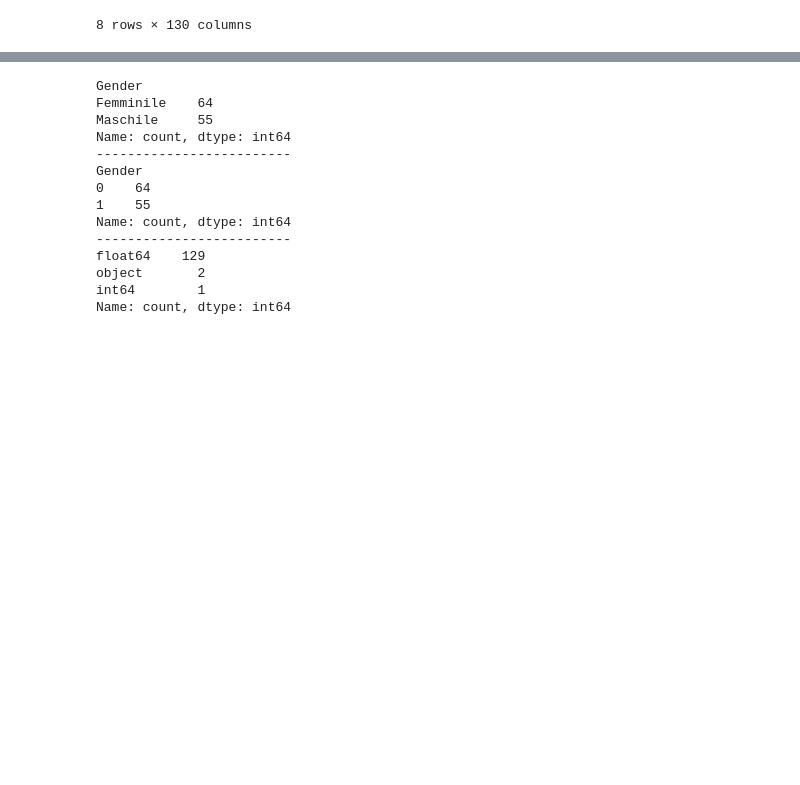
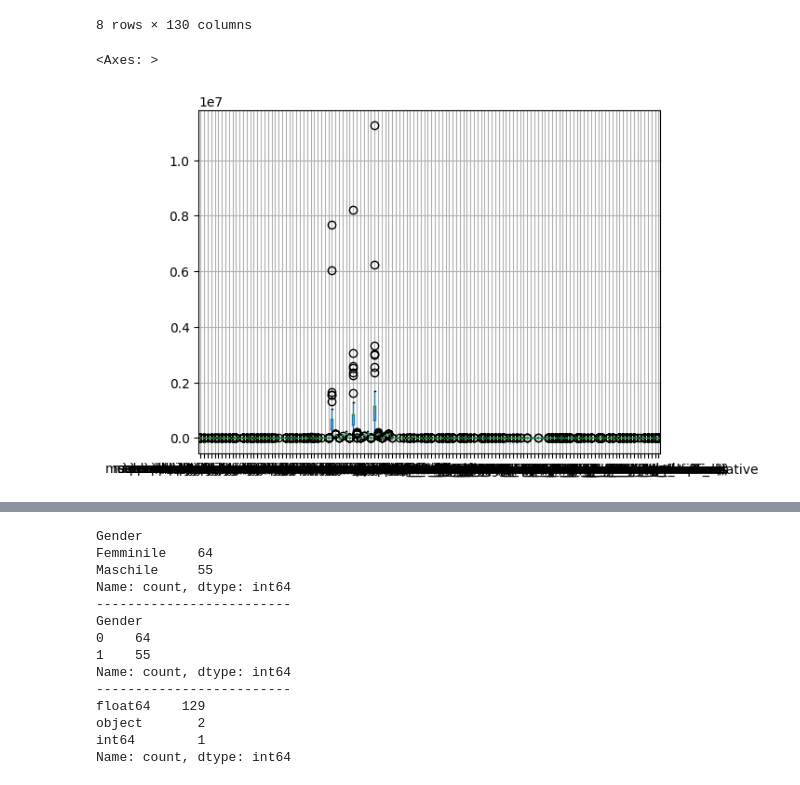
Before and after one commit to fpseverino/progetto-ml-ai, a Jupyter notebook: Main.ipynb, the cells around one changed output, grey strips where cells are left out. Drawn from its saved outputs; the diff is of its cells as text; code cells hidden in the pictures; blank space fills up the shorter version.

```diff
--- a/Main.ipynb
+++ b/Main.ipynb
@@ -109,26 +114,8 @@ df.describe()
 | 75% | 1.112846 | 6.987453 | 2.193548 | 0.662932 | ... |
 | max | 9.382353 | 77.355247 | 6.000000 | 1.585885 | ... |
 8 rows × 130 columns
-# %%
-# Seleziona solo le colonne numeriche (meno Label e Age)
-df_numeric = df[colonne_numeriche]
-
-# Calcola i percentili per ciascuna colonna numerica
-q_low = df_numeric.quantile(0.01)
-q_high = df_numeric.quantile(0.99)
-
-# Calcola la media per ciascuna colonna per ogni label
-mean_per_label = df.groupby('Label')[colonne_numeriche].transform('mean')
-
-# Sostituisci gli outlier con la media della colonna per ogni label
-df_filtered = df_numeric.where((df_numeric > q_low) & (df_numeric < q_high), mean_per_label)
-
-# Ora df_filtered contiene solo i valori non outlier nelle colonne numeriche
-
-# Seleziona le colonne non numeriche (più Label e Age)
-df_non_numerics = df.select_dtypes(exclude=[np.number])
-df_non_numerics = df_non_numerics.join(df["Label"])
-df_non_numerics = df_non_numerics.join(df["Age"])
-
-# Unisci i due DataFrame
-df = df_filtered.join(df_non_numerics)
+# %%
+df.boxplot()
+# %% [output]
+<Axes: >
+[figure, added]
```
Also changed, not shown: parts of 17 cells of this notebook.
